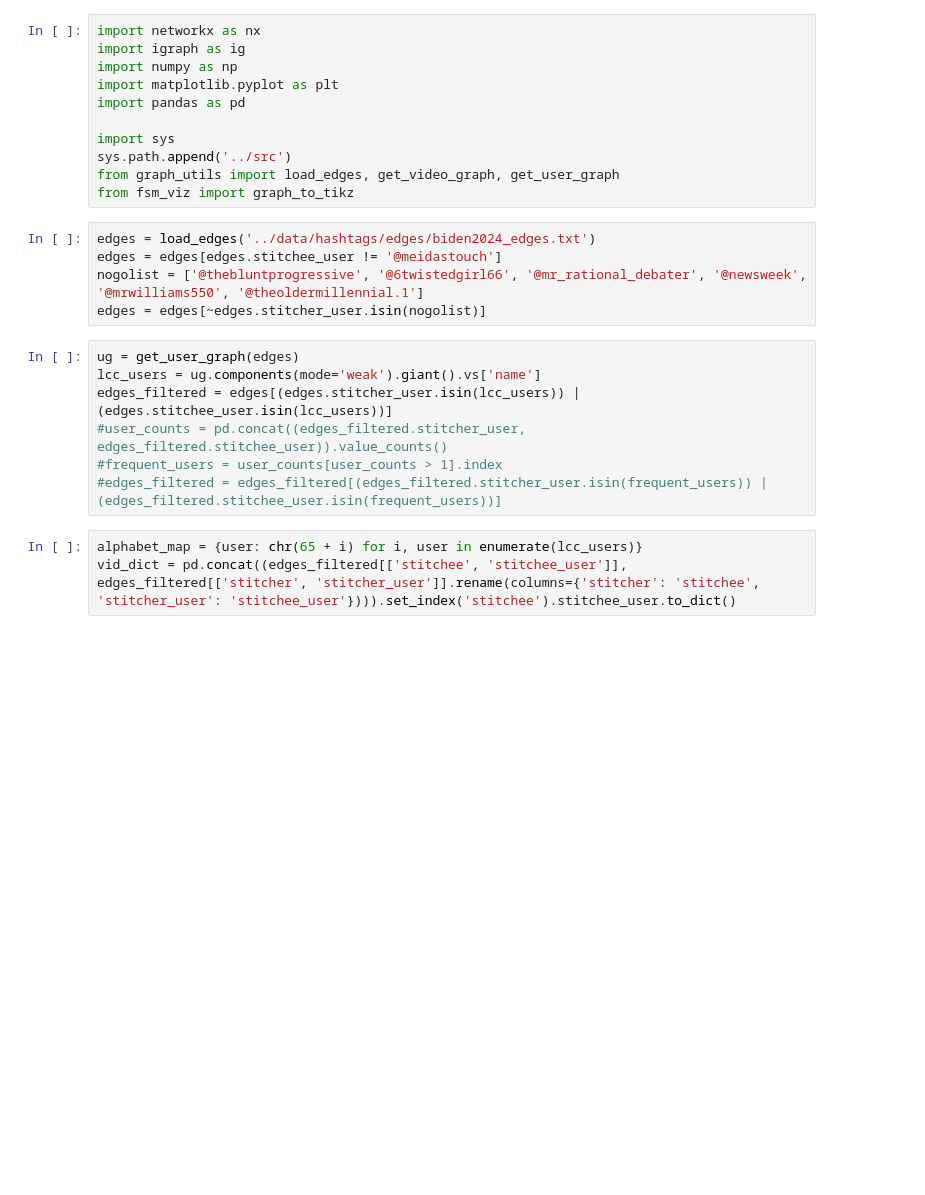
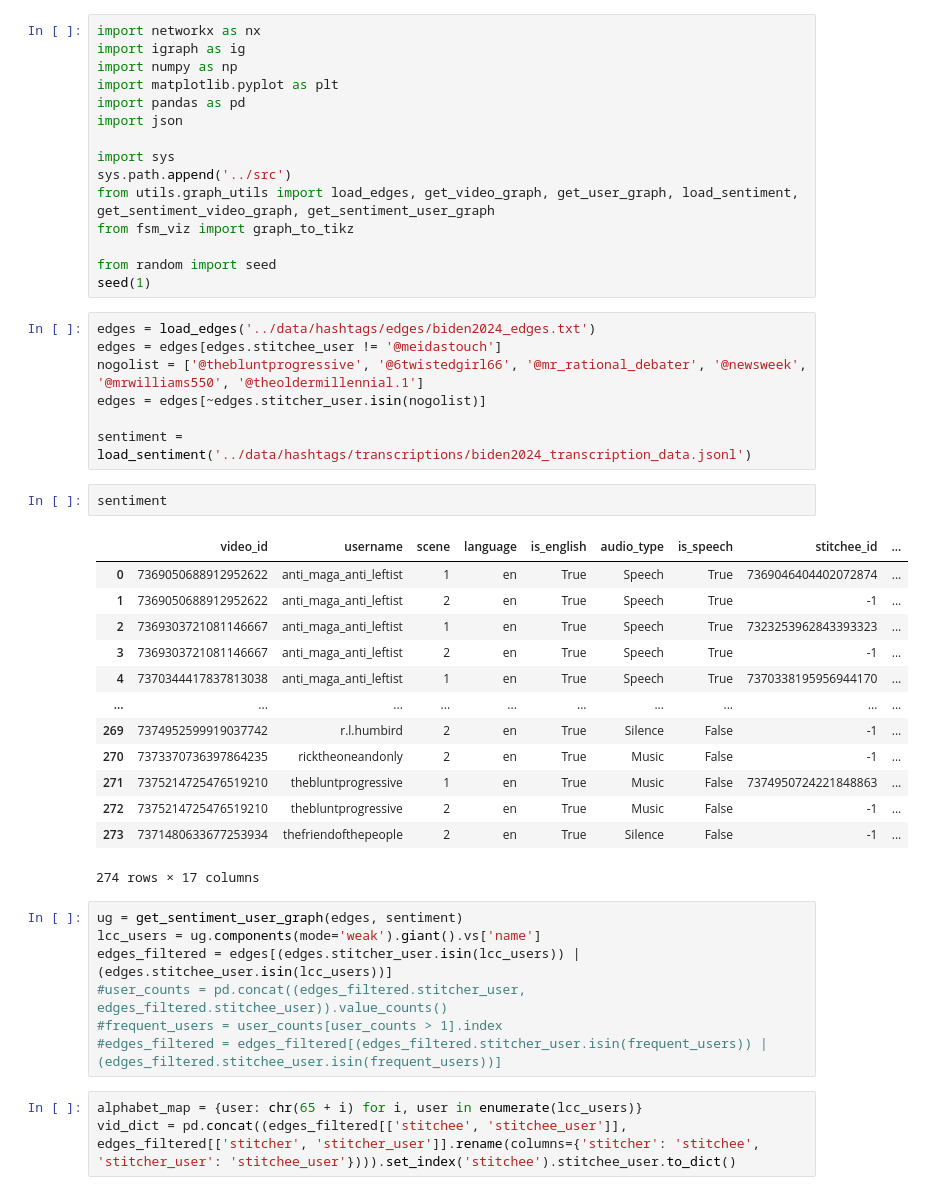
Before and after one commit to Marcus-Friis/thesis, a Jupyter notebook: notebooks/biden_viz.ipynb, the cells around one changed output. Saved outputs shown, nothing was run; the diff lists cells and outputs as text; blank space fills up the shorter version.

```diff
--- a/notebooks/biden_viz.ipynb
+++ b/notebooks/biden_viz.ipynb
@@ -4,18 +4,40 @@ import igraph as ig
 import numpy as np
 import matplotlib.pyplot as plt
 import pandas as pd
+import json
 
 import sys
 sys.path.append('../src')
-from graph_utils import load_edges, get_video_graph, get_user_graph
+from utils.graph_utils import load_edges, get_video_graph, get_user_graph, load_sentiment, get_sentiment_video_graph, get_sentiment_user_graph
 from fsm_viz import graph_to_tikz
+
+from random import seed
+seed(1)
 # %%
 edges = load_edges('../data/hashtags/edges/biden2024_edges.txt')
 edges = edges[edges.stitchee_user != '@meidastouch']
 nogolist = ['@thebluntprogressive', '@6twistedgirl66', '@mr_rational_debater', '@newsweek', '@mrwilliams550', '@theoldermillennial.1']
 edges = edges[~edges.stitcher_user.isin(nogolist)]
+
+sentiment = load_sentiment('../data/hashtags/transcriptions/biden2024_transcription_data.jsonl')
+# %%
+sentiment
+# %% [output]
+|  | video_id | username | scene | language | is_english | audio_type | is_speech | stitchee_id | ... |
+| 0 | 7369050688912952622 | anti_maga_anti_leftist | 1 | en | True | Speech | True | 7369046404402072874 | ... |
+| 1 | 7369050688912952622 | anti_maga_anti_leftist | 2 | en | True | Speech | True | -1 | ... |
+| 2 | 7369303721081146667 | anti_maga_anti_leftist | 1 | en | True | Speech | True | 7323253962843393323 | ... |
+| 3 | 7369303721081146667 | anti_maga_anti_leftist | 2 | en | True | Speech | True | -1 | ... |
+| 4 | 7370344417837813038 | anti_maga_anti_leftist | 1 | en | True | Speech | True | 7370338195956944170 | ... |
+| ... | ... | ... | ... | ... | ... | ... | ... | ... | ... |
+| 269 | 7374952599919037742 | r.l.humbird | 2 | en | True | Silence | False | -1 | ... |
+| 270 | 7373370736397864235 | ricktheoneandonly | 2 | en | True | Music | False | -1 | ... |
+| 271 | 7375214725476519210 | thebluntprogressive | 1 | en | True | Music | False | 7374950724221848863 | ... |
+| 272 | 7375214725476519210 | thebluntprogressive | 2 | en | True | Music | False | -1 | ... |
+| 273 | 7371480633677253934 | thefriendofthepeople | 2 | en | True | Silence | False | -1 | ... |
+274 rows × 17 columns
 # %%
-ug = get_user_graph(edges)
+ug = get_sentiment_user_graph(edges, sentiment)
 lcc_users = ug.components(mode='weak').giant().vs['name']
 edges_filtered = edges[(edges.stitcher_user.isin(lcc_users)) | (edges.stitchee_user.isin(lcc_users))]
 #user_counts = pd.concat((edges_filtered.stitcher_user, edges_filtered.stitchee_user)).value_counts()
```
Also changed, not shown: parts of 5 cells of this notebook.
